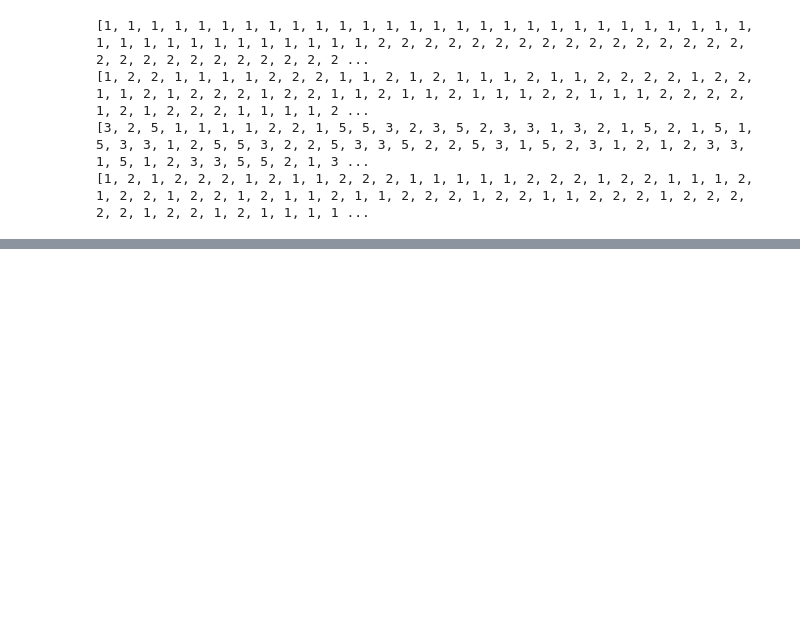
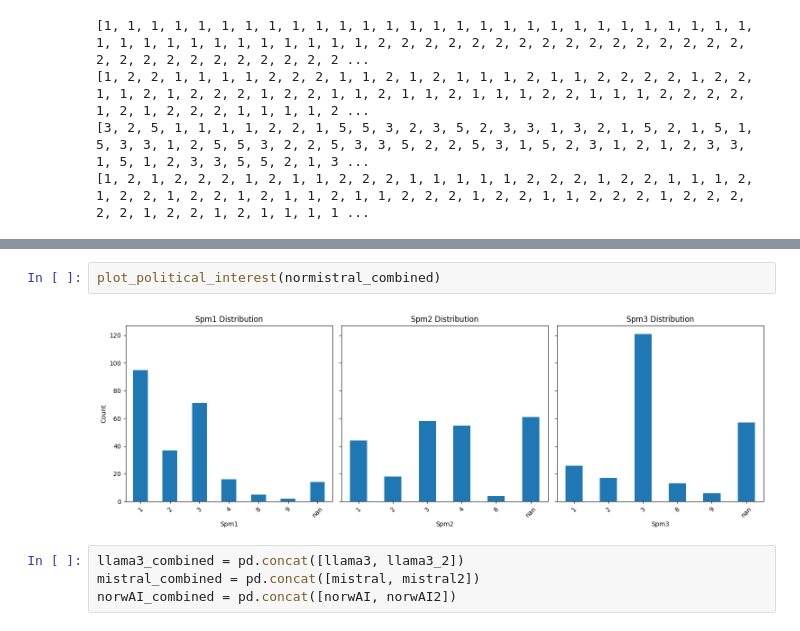
Before and after one commit to SnorreAldstedt/BiasLLMProject, a Jupyter notebook: results_processing/visualize_results.ipynb, the cells around one changed output, grey strips where cells are left out. Saved outputs shown, nothing was run; the diff lists cells and outputs as text; blank space fills up the shorter version.

```diff
--- a/results_processing/visualize_results.ipynb
+++ b/results_processing/visualize_results.ipynb
@@ -100,0 +172,8 @@ normistral.head()
+# %%
+plot_political_interest(normistral_combined)
+# %% [output]
+[figure, added]
+# %%
+llama3_combined = pd.concat([llama3, llama3_2])
+mistral_combined = pd.concat([mistral, mistral2])
+norwAI_combined = pd.concat([norwAI, norwAI2])
```
Also changed, not shown: parts of 37 cells of this notebook, 1 other file.
